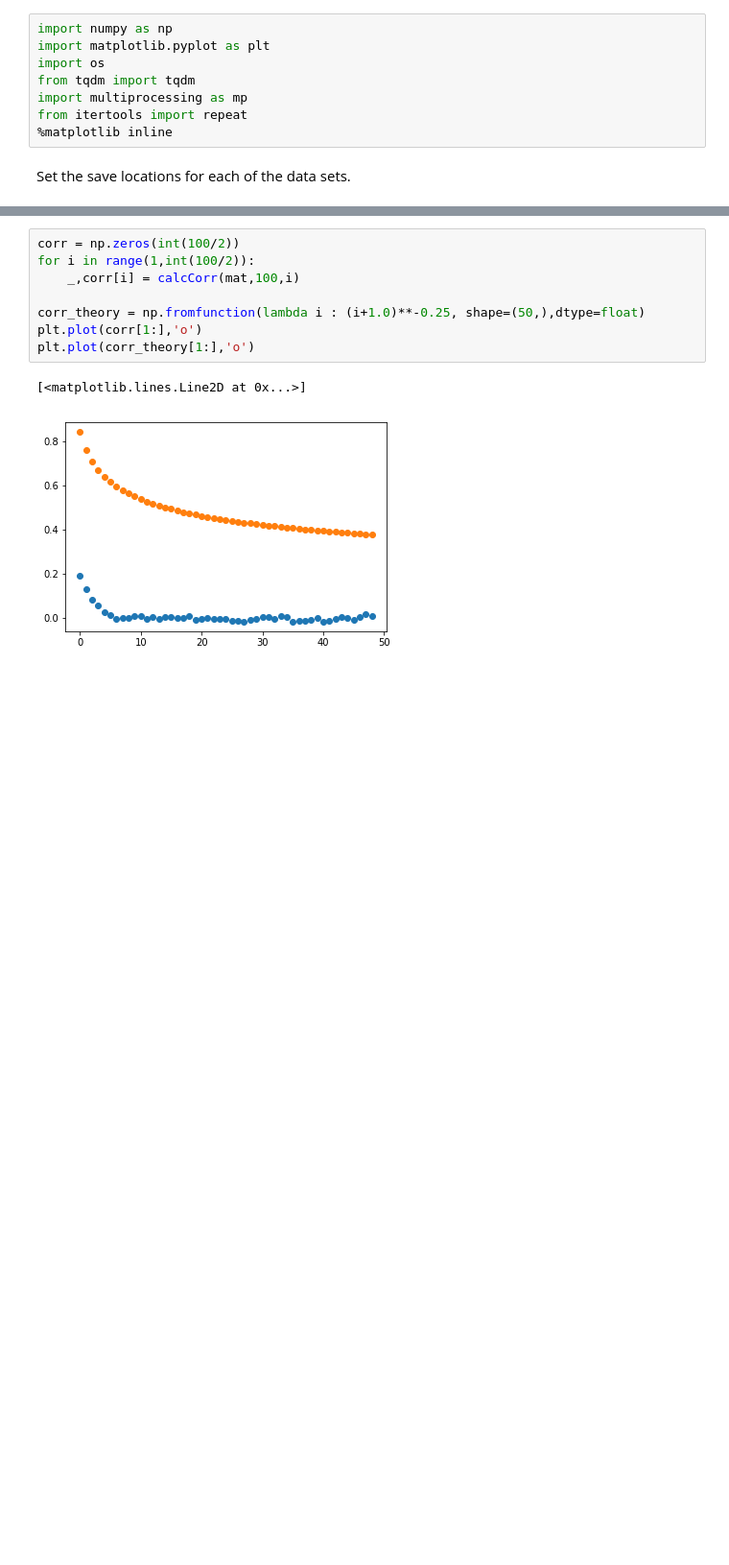
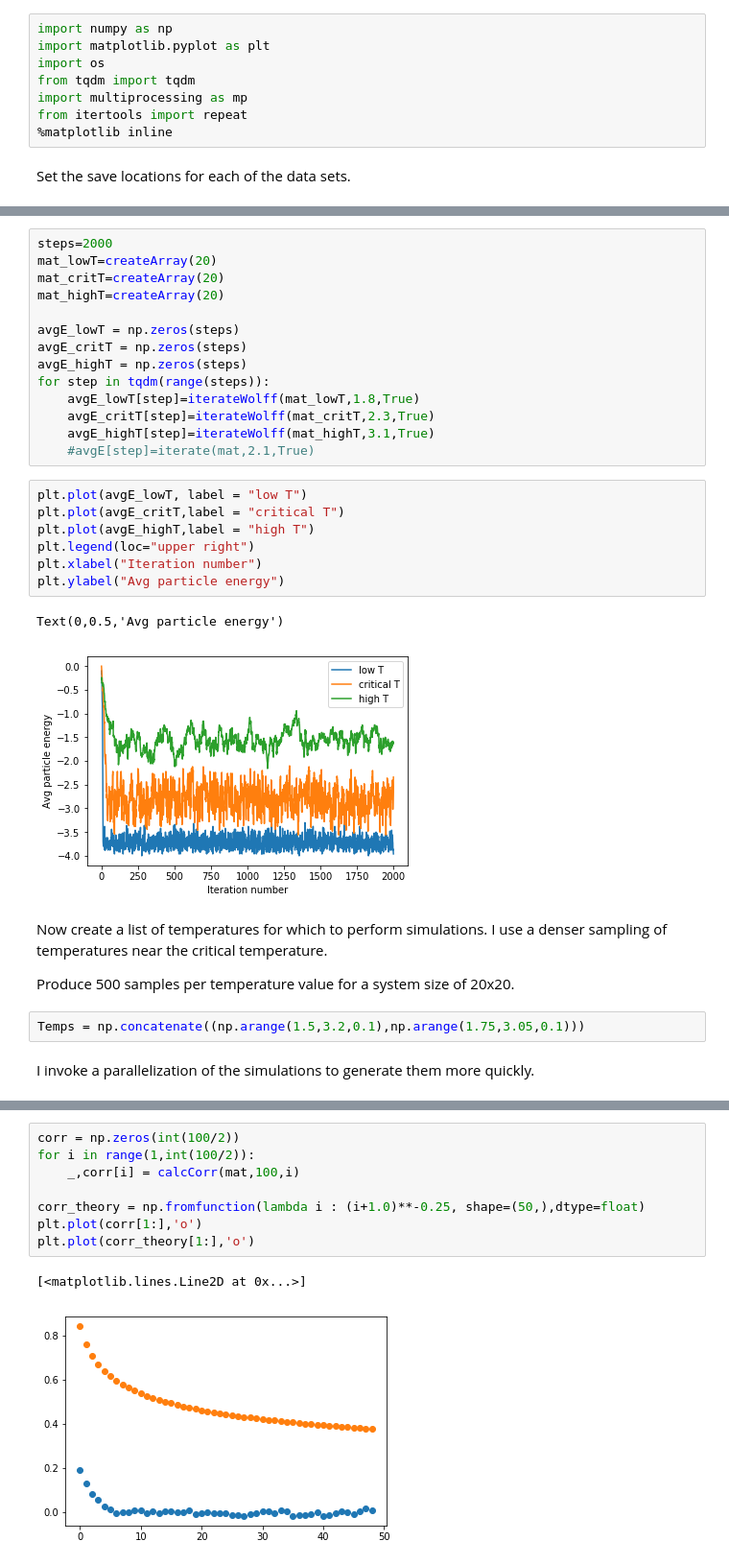
Before and after one commit to DanielJCase/Ising-Deep-Learning, a Jupyter notebook: Ising_genData.ipynb, the cells around one changed output, grey strips where cells are left out. Shown at 96% size. Saved outputs shown, nothing was run; the diff lists cells and outputs as text; blank space fills up the shorter version.

```diff
--- a/Ising_genData.ipynb
+++ b/Ising_genData.ipynb
@@ -338,0 +369,32 @@ plt.plot(avgE)
+# %%
+steps=2000
+mat_lowT=createArray(20)
+mat_critT=createArray(20)
+mat_highT=createArray(20)
+
+avgE_lowT = np.zeros(steps)
+avgE_critT = np.zeros(steps)
+avgE_highT = np.zeros(steps)
+for step in tqdm(range(steps)):
+    avgE_lowT[step]=iterateWolff(mat_lowT,1.8,True)
+    avgE_critT[step]=iterateWolff(mat_critT,2.3,True)
+    avgE_highT[step]=iterateWolff(mat_highT,3.1,True)
+    #avgE[step]=iterate(mat,2.1,True)
+# %%
+plt.plot(avgE_lowT, label = "low T")
+plt.plot(avgE_critT,label = "critical T")
+plt.plot(avgE_highT,label = "high T")
+plt.legend(loc="upper right")
+plt.xlabel("Iteration number")
+plt.ylabel("Avg particle energy")
+# %% [output]
+Text(0,0.5,'Avg particle energy')
+[figure, added]
+# %% [markdown]
+Now create a list of temperatures for which to perform simulations. I use a denser sampling of temperatures near the critical temperature.
+
+Produce 500 samples per temperature value for a system size of 20x20.
+# %%
+Temps = np.concatenate((np.arange(1.5,3.2,0.1),np.arange(1.75,3.05,0.1)))
+# %% [markdown]
+I invoke a parallelization of the simulations to generate them more quickly.
```
Also changed, not shown: parts of 80 cells of this notebook.
